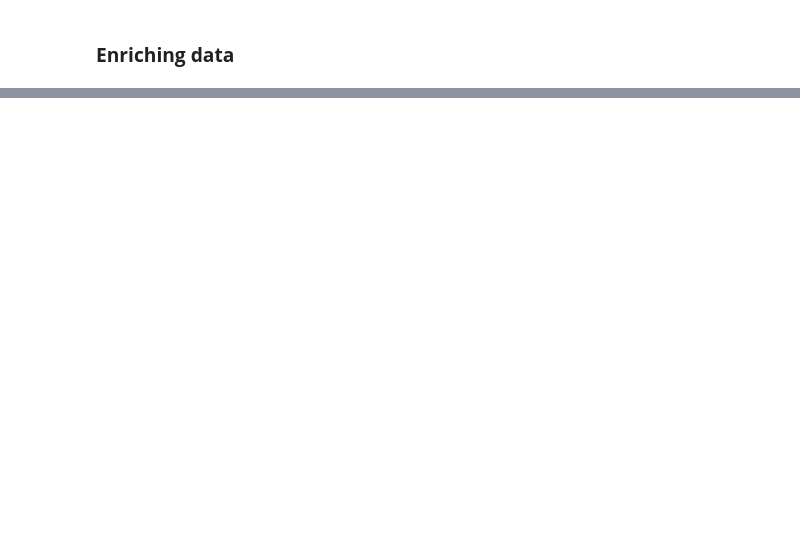
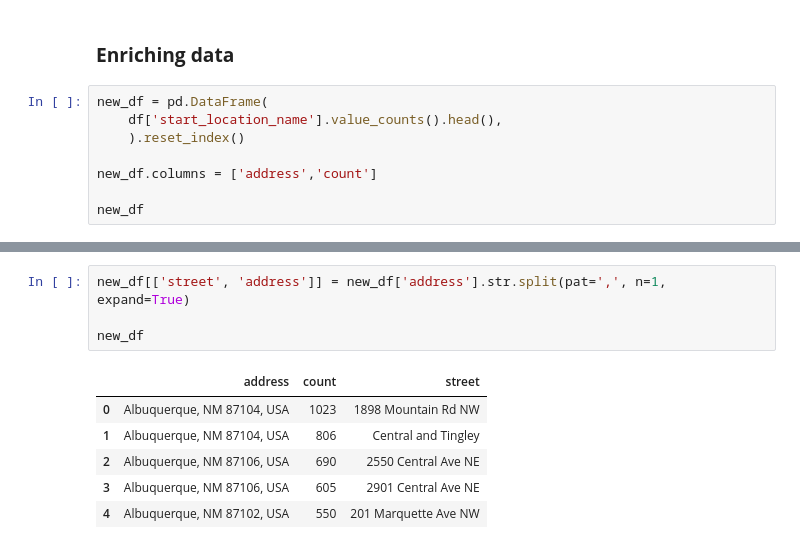
Before and after one commit to Mahdi88BH/Data-Engineering, a Jupyter notebook: Data_Validation/Exploratory_Data_Analysis.ipynb, the cells around one changed output, grey strips where cells are left out. Cells and saved outputs as stored; diff of their text form; blank space fills up the shorter version.

```diff
--- a/Data_Validation/Exploratory_Data_Analysis.ipynb
+++ b/Data_Validation/Exploratory_Data_Analysis.ipynb
@@ -564,3 +564,11 @@ df.head()
 | 4229 | June | 1737531 | 8310449 | 2019-06-01 00:05:00 | 6/1/2019 0:28 | 0:22:50 | 2002 Central Ave SW, Albuquerque,... | 401 2nd St NW, Albuquerque, NM 87... | ... |
 # %% [markdown]
 ### **Enriching data**
+# %%
+new_df = pd.DataFrame(
+    df['start_location_name'].value_counts().head(),
+    ).reset_index()
+
+new_df.columns = ['address','count']
+
+new_df
@@ -566,0 +593,11 @@ df.head()
+# %%
+new_df[['street', 'address']] = new_df['address'].str.split(pat=',', n=1, expand=True)
+
+new_df
+# %% [output]
+|  | address | count | street |
+| 0 | Albuquerque, NM 87104, USA | 1023 | 1898 Mountain Rd NW |
+| 1 | Albuquerque, NM 87104, USA | 806 | Central and Tingley |
+| 2 | Albuquerque, NM 87106, USA | 690 | 2550 Central Ave NE |
+| 3 | Albuquerque, NM 87106, USA | 605 | 2901 Central Ave NE |
+| 4 | Albuquerque, NM 87102, USA | 550 | 201 Marquette Ave NW |
```
Also changed, not shown: parts of 6 cells of this notebook, 1 other file.
